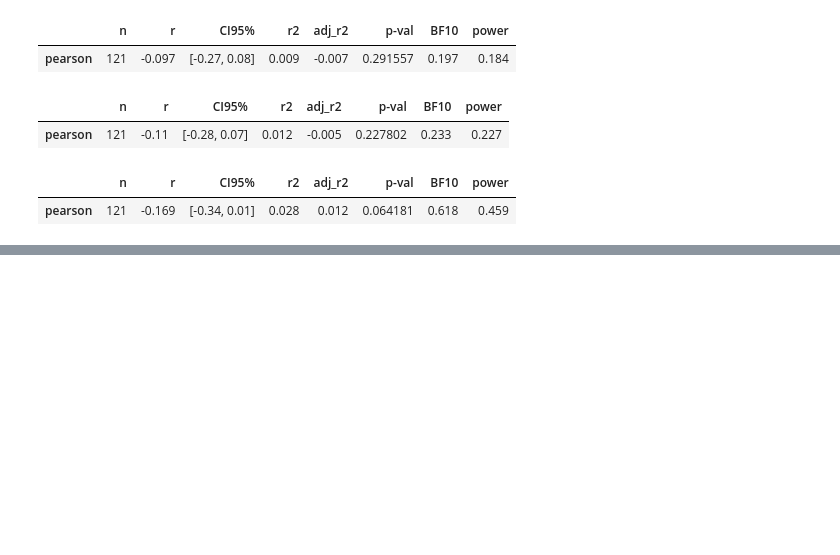
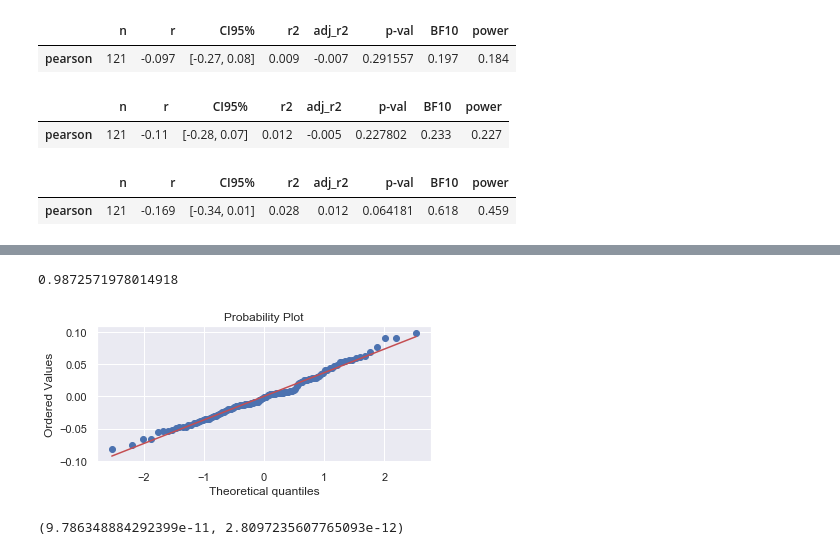
Before and after one commit to varun331/Python, a Jupyter notebook: Regression analysis.ipynb, the cells around one changed output, grey strips where cells are left out. Drawn from its saved outputs; the diff is of its cells as text; code cells hidden in the pictures; blank space fills up the shorter version.

```diff
--- a/Regression analysis.ipynb
+++ b/Regression analysis.ipynb
@@ -393,0 +538,14 @@ model.summary()
+# %%
+import scipy as sp
+fig, ax = plt.subplots(figsize=(6,2.5))
+_, (__, ___, r) = sp.stats.probplot(residual, plot=ax, fit=True)
+r**2
+# %% [output]
+0.9872571978014918
+[figure, added]
+# %%
+import statsmodels.stats.api
+_, pval, __, f_pval = statsmodels.stats.diagnostic.het_breuschpagan(residual, train[['unempvalue','phsival','snpval']])
+pval, f_pval
+# %% [output]
+(9.786348884292399e-11, 2.8097235607765093e-12)
```
Also changed, not shown: parts of 79 cells of this notebook, 2 other files.
